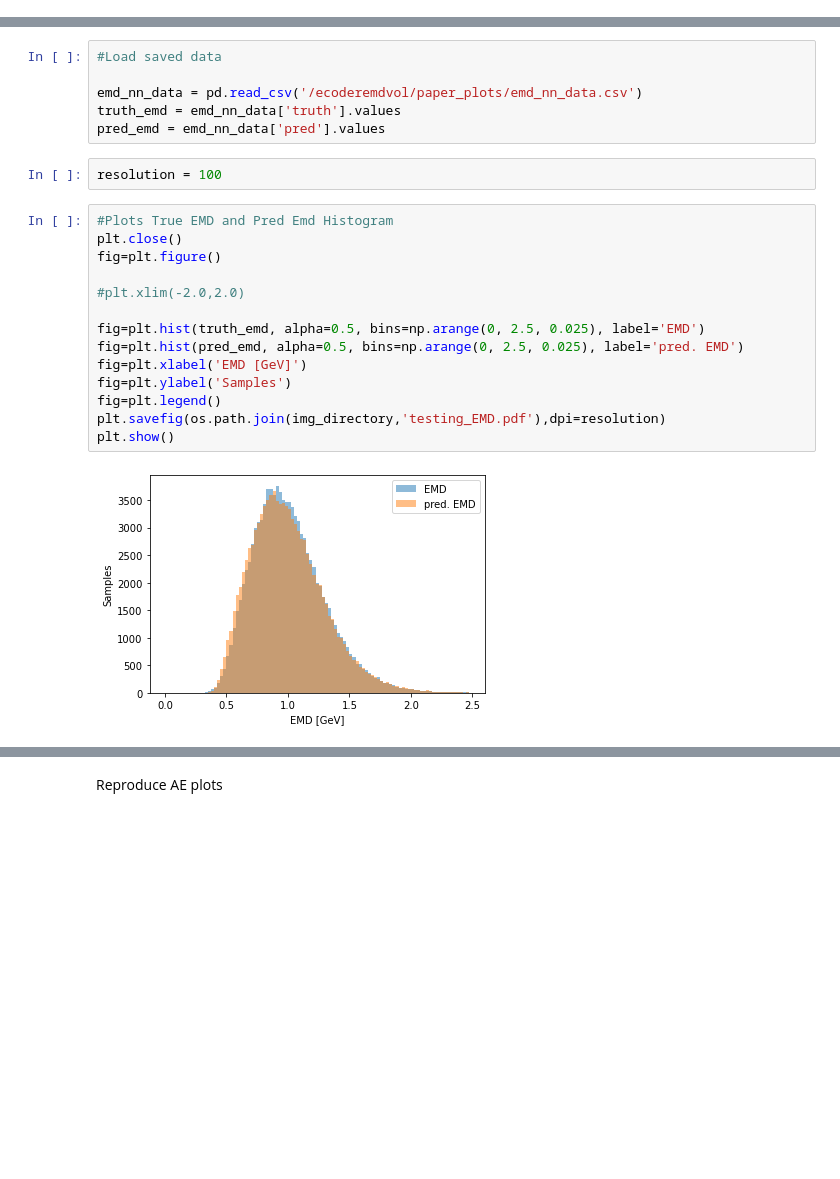
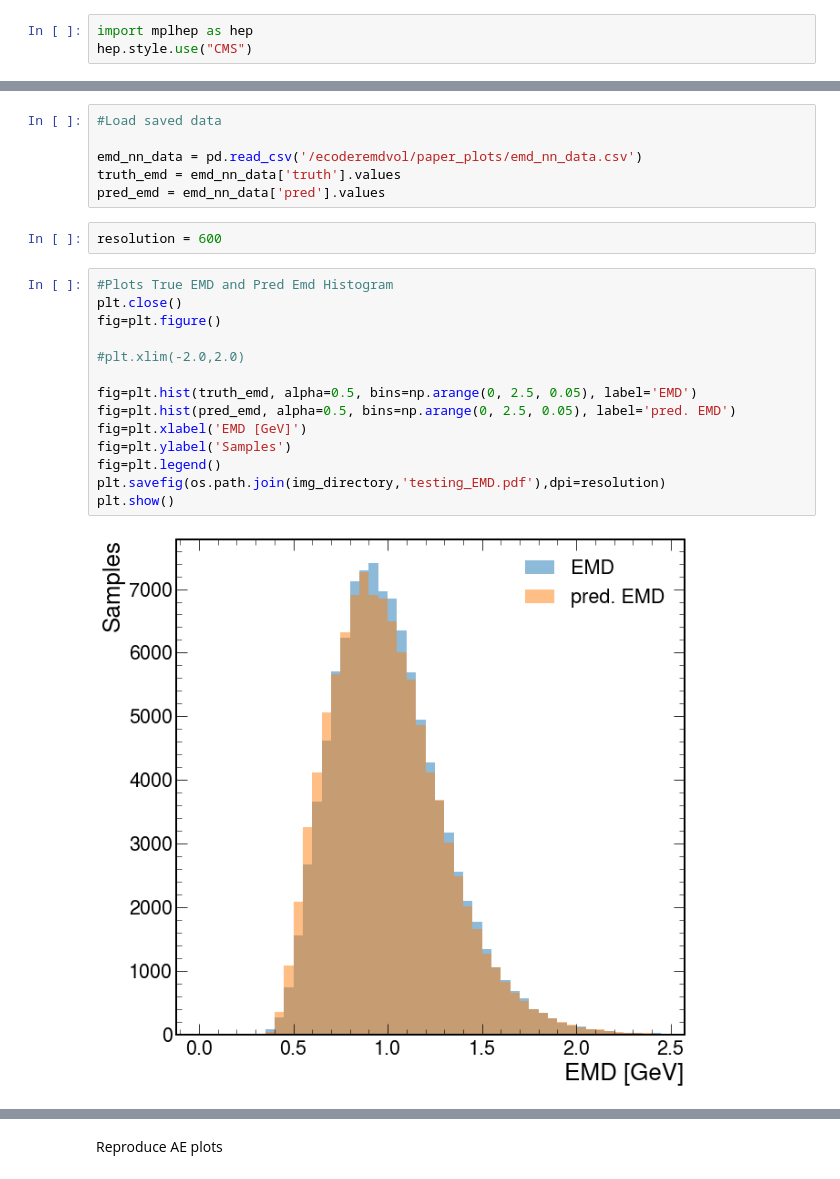
Before and after one commit to rohanshenoy/Ecoder, a Jupyter notebook: paper_plots.ipynb, the cells around one changed output, grey strips where cells are left out. Drawn from its saved outputs; the diff is of its cells as text; blank space fills up the shorter version.

Commit message:
mplhep update

```diff
--- a/paper_plots.ipynb
+++ b/paper_plots.ipynb
@@ -27,6 +27,9 @@ import tensorflow as tf
 from tensorflow.keras import backend as K
 
 from datetime import date
+# %%
+import mplhep as hep
+hep.style.use("CMS")
 # %%
 def load_data(inputFile):
     data=pd.read_csv(inputFile,usecols=[*range(0,48)])
@@ -126,23 +131,23 @@ emd_nn_data = pd.read_csv('/ecoderemdvol/paper_plots/emd_nn_data.csv')
 truth_emd = emd_nn_data['truth'].values
 pred_emd = emd_nn_data['pred'].values
 # %%
-resolution = 100
+resolution = 600
 # %%
 #Plots True EMD and Pred Emd Histogram
 plt.close()
 fig=plt.figure()
 
 #plt.xlim(-2.0,2.0)
 
-fig=plt.hist(truth_emd, alpha=0.5, bins=np.arange(0, 2.5, 0.025), label='EMD')
-fig=plt.hist(pred_emd, alpha=0.5, bins=np.arange(0, 2.5, 0.025), label='pred. EMD')
+fig=plt.hist(truth_emd, alpha=0.5, bins=np.arange(0, 2.5, 0.05), label='EMD')
+fig=plt.hist(pred_emd, alpha=0.5, bins=np.arange(0, 2.5, 0.05), label='pred. EMD')
 fig=plt.xlabel('EMD [GeV]')
 fig=plt.ylabel('Samples')
 fig=plt.legend()
 plt.savefig(os.path.join(img_directory,'testing_EMD.pdf'),dpi=resolution)
 plt.show()
 # %% [output]
-[figure, old version]
+[figure, new version]
 # %%
 #Plot Relative Difference
 plt.close()
```
Also changed, not shown: parts of 6 cells of this notebook.
